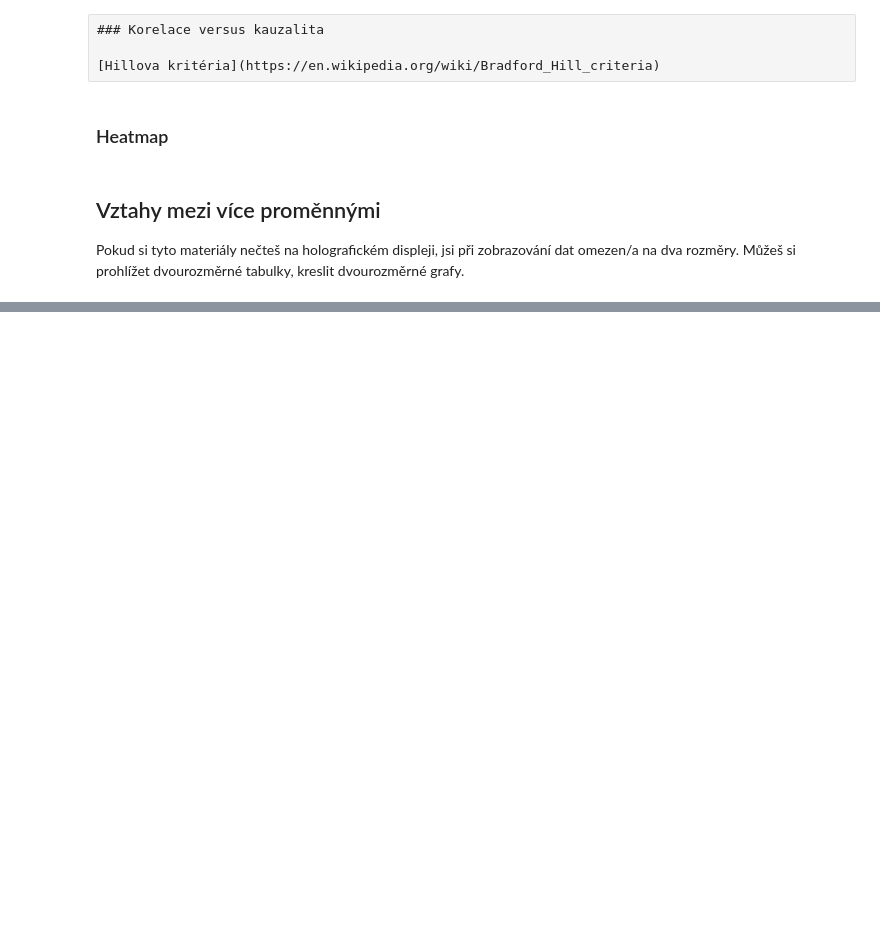
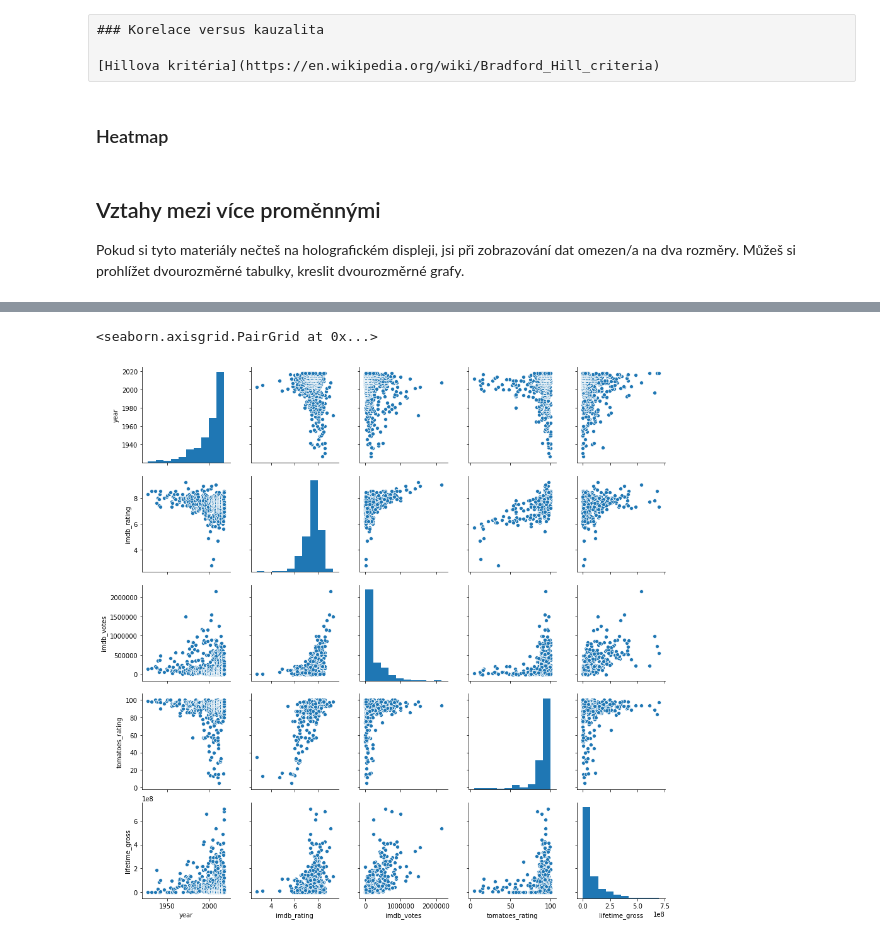
Before and after one commit to janpipek/naucse.python.cz, a Jupyter notebook: lessons/pydata/pandas_correlations/index.ipynb, the cells around one changed output, grey strips where cells are left out. Cells and saved outputs as stored; diff of their text form; code cells hidden in the pictures; blank space fills up the shorter version.

```diff
--- a/lessons/pydata/pandas_correlations/index.ipynb
+++ b/lessons/pydata/pandas_correlations/index.ipynb
@@ -829,0 +881,5 @@ Pokud si tyto materiály nečteš na holografickém displeji, jsi při zobrazov
+# %%
+sns.pairplot(movies_complete[["year", "imdb_rating", "imdb_votes", "tomatoes_rating", "lifetime_gross"]])
+# %% [output]
+<seaborn.axisgrid.PairGrid at 0x...>
+[figure, added]
```
Also changed, not shown: parts of 30 cells of this notebook.
